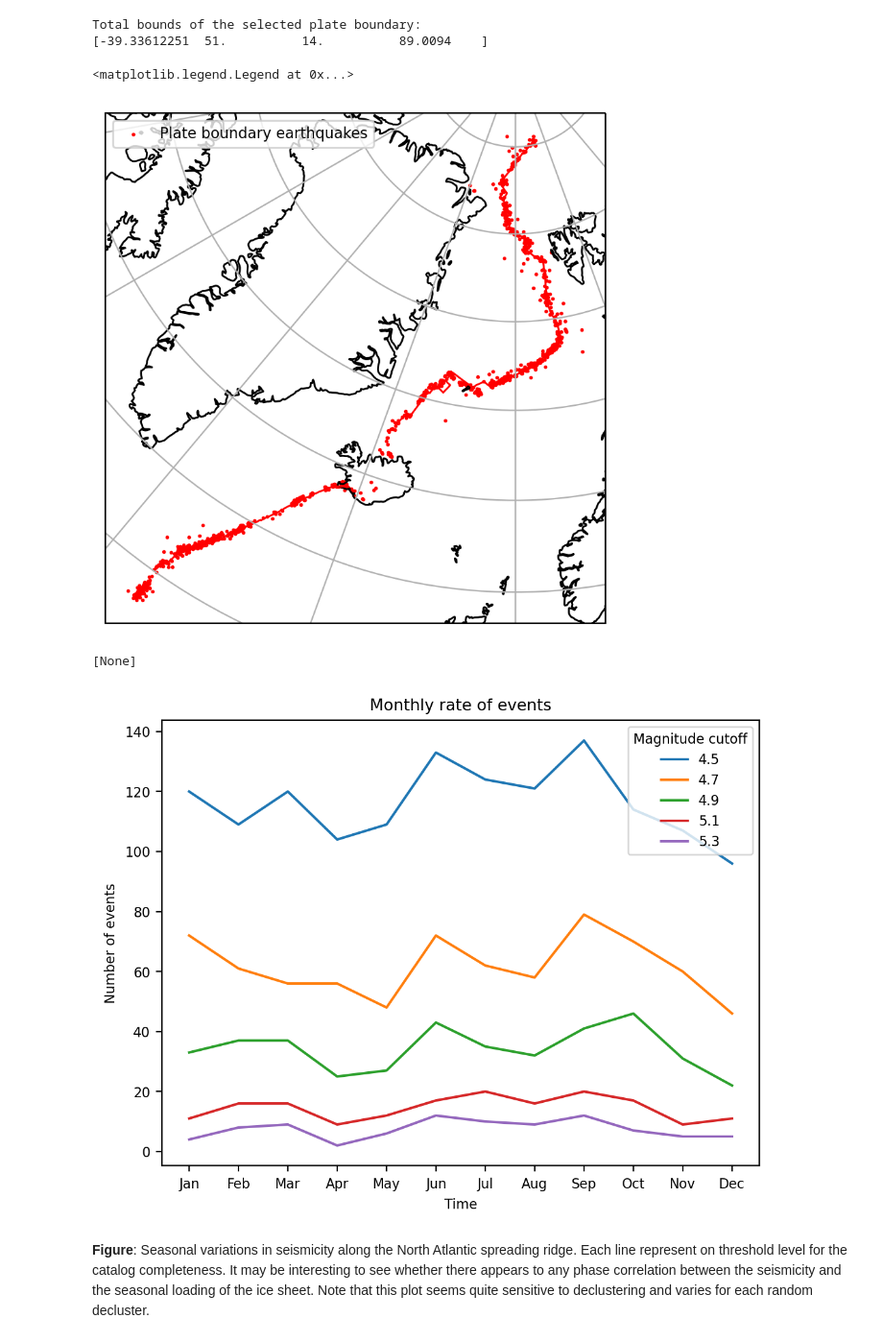
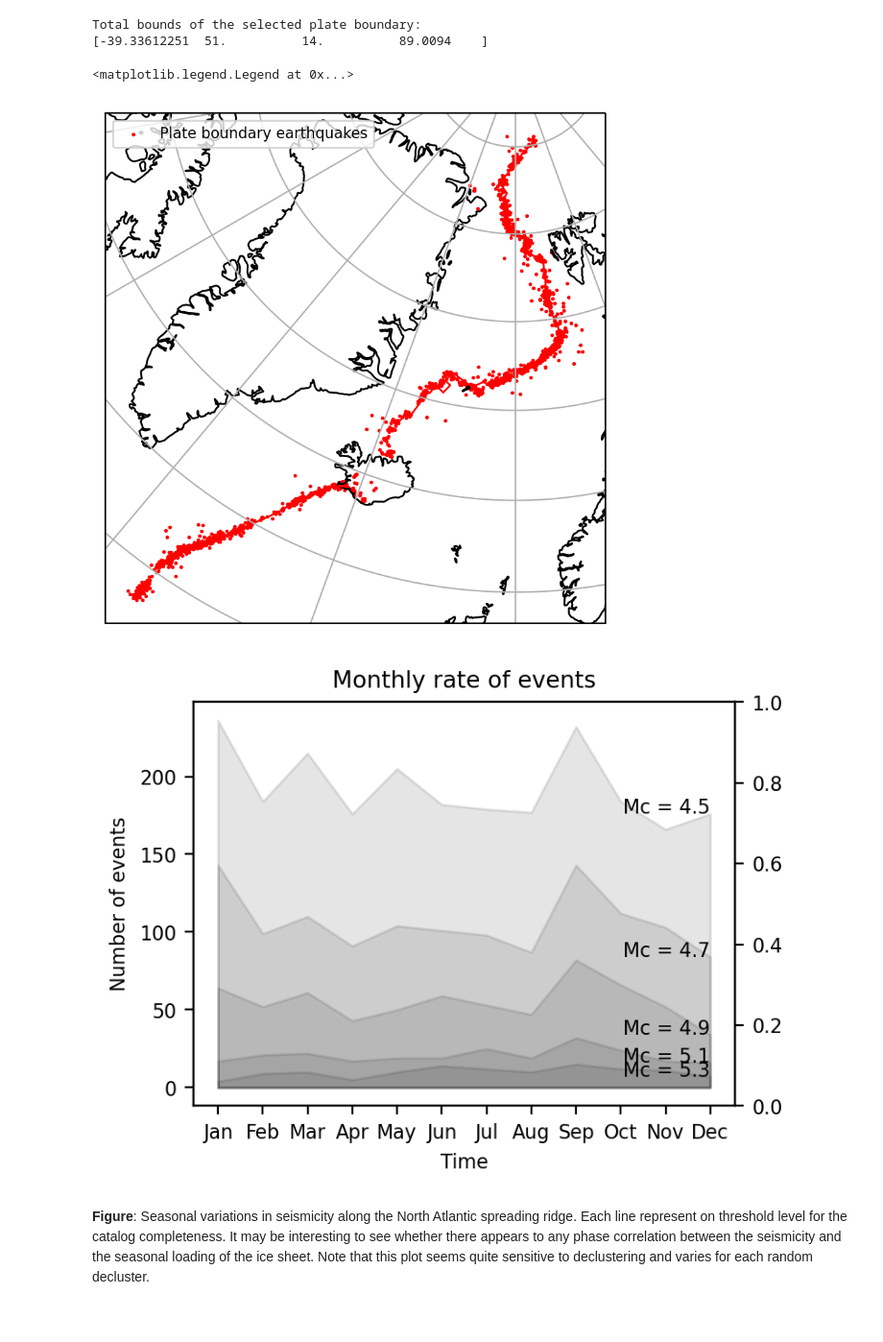
Before and after one commit to keliankaz/GrGIA_seismicity, a Jupyter notebook: gr_gia_seismic_NORTH_ATLANTIC.ipynb, the cells around one changed output. Shown at 96% size. Drawn from its saved outputs; the diff is of its cells as text; code cells hidden in the pictures.

Commit message:
updated cutoff plot

```diff
--- a/gr_gia_seismic_NORTH_ATLANTIC.ipynb
+++ b/gr_gia_seismic_NORTH_ATLANTIC.ipynb
@@ -109,7 +112,7 @@ earthquake_catalog_metadata = {
     "ISC": {
         "filename": "north_atlantic_catalog.csv",
         "magnitude_cutoff": 4.5,
-        "starttime": "1992-01-01",
+        "starttime": "1960-01-01",
         "endtime": "2022-01-01",
         "buffer": 4,
     },
@@ -353,37 +356,42 @@ ax.scatter(
 ax.legend()
 # %% [output]
 <matplotlib.legend.Legend at 0x...>
-[figure, old version]
+[figure, new version]
 # %%
-
-
 # Check whether there is any monthly modulation in the number of events in the catalog
 def plot_monthly_rate(df,ax=None):
     """Using the time column of a catalog, plots the monthly rate of events."""
     df = df.copy()
     df["month"] = df.time.dt.month
     if ax is None:
-        fig, ax = plt.subplots()
-    df.groupby("month").count()["time"].plot(ax=ax)
+        fig, ax = plt.subplots(figsize=(4,3))
+
+    monthly_df = df.groupby("month").count()["time"]
+    # plot monthly rate with shaded area above zero
+    ax.fill_between(monthly_df.index, monthly_df.values, 0, alpha=0.1, color="k")
+
+    # text that with horizonatal alignment to the right
+    ax.text(monthly_df.index.max(), monthly_df.values[-1], f"Mc = {mc:.1f}", ha="right")
     ax.set_xlabel("Time")
     ax.set_ylabel("Number of events")
     ax.set_title("Monthly rate of events")
 
-fig, ax = plt.subplots()
+fig, ax = plt.subplots(figsize=(4,3))
 
 for mc in np.arange(earthquake_catalog_metadata['ISC']['magnitude_cutoff'], 5.5, 0.2):
     plot_monthly_rate(plate_boundary_catalog[plate_boundary_catalog.mag >= mc], ax = ax)
 ax.set(
     xticks=np.arange(1,13),
     xticklabels=["Jan","Feb","Mar","Apr","May","Jun","Jul","Aug","Sep","Oct","Nov","Dec"],
 )
-lg = ax.legend(["{:.1f}".format(mc) for mc in np.arange(earthquake_catalog_metadata['ISC']['magnitude_cutoff'], 5.5, 0.2)])
-lg.set(
-    title="Magnitude cutoff",
-)
+axb = ax.twinx()
+
+# plot a sinusoid with the same period as the monthly rate
+# t = np.linspace(1,12,100)
+# laoding = np.sin((t-1)/11*2*np.pi)
+# axb.plot(t,np.abs(laoding), color="r", lw=1, ls="--")
 # %% [output]
-[None]
-[figure, old version]
+[figure, new version]
 # %% [markdown]
 **Figure**: Seasonal variations in seismicity along the North Atlantic spreading ridge. Each line represent on threshold level for the catalog completeness. It may be interesting to see whether there appears to any phase correlation between the seismicity and the seasonal loading of the ice sheet. Note that this plot seems quite sensitive to declustering and varies for each random decluster.
 # %%
```
Also changed, not shown: parts of 13 cells of this notebook.
